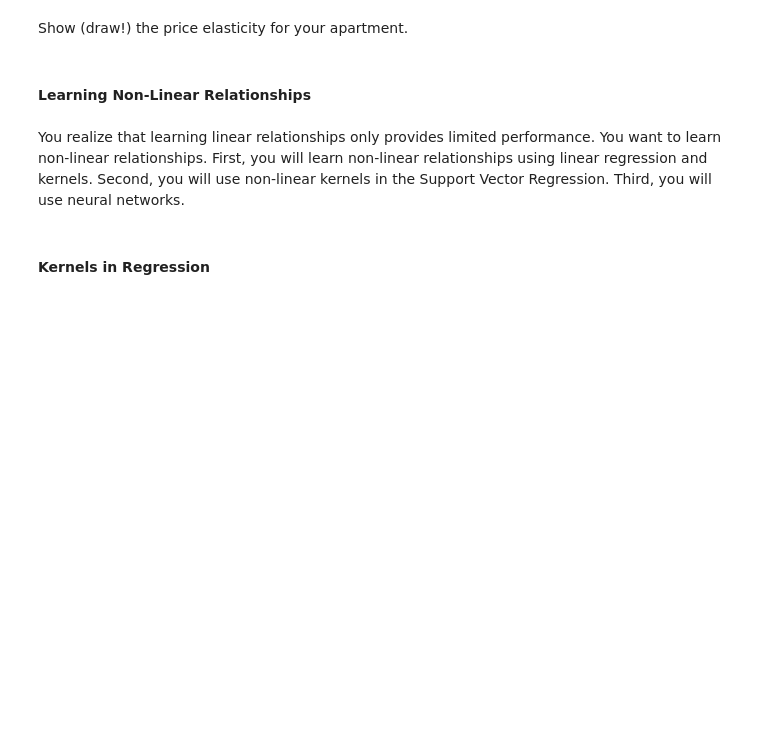
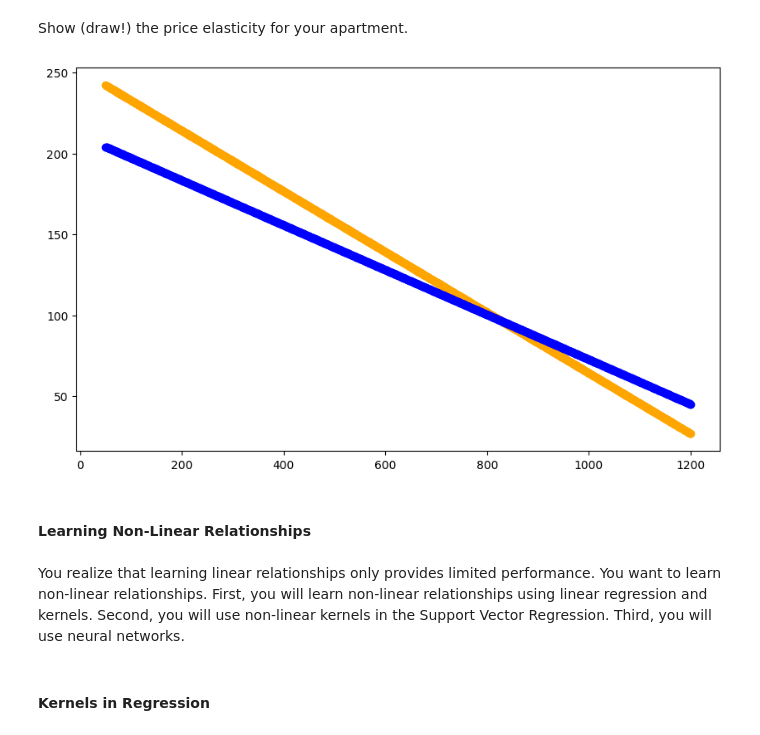
Before and after one commit to victorroferz/Data-Science-RWTH-Course, a Jupyter notebook: assignment_1.ipynb, the cells around one changed output. Saved outputs shown, nothing was run; the diff lists cells and outputs as text; code cells hidden in the pictures; blank space fills up the shorter version.

```diff
--- a/assignment_1.ipynb
+++ b/assignment_1.ipynb
@@ -932,13 +946,13 @@ from sklearn.svm import LinearSVR
 lsvr = LinearSVR()
 
 # train the classifier
-lsvr.fit(X_train_transformed_util, y_train_util)
+lsvr.fit(X_train_util, y_train_util)
 
 #use the classifier to make prediction
-lsvr_preds = lsvr.predict(X_test_transformed_util)
+lsvr_preds = lsvr.predict(X_test_util)
 
 #5-fold cross-validation
-scores = cross_val_score(lsvr, X_train_transformed_util, y_train_util, cv=5)
+scores = cross_val_score(lsvr, X_train_util, y_train_util, cv=5)
 print("%0.2f accuracy with a standard deviation of %0.2f" % (scores.mean(), scores.std()))
 # %% [output]
 0.61 accuracy with a standard deviation of 0.00
@@ -956,7 +970,19 @@ Linear SVR Mean Absolute Error:  32.98575792935332
 # %% [markdown]
 Show (draw!) the price elasticity for your apartment.
 # %%
-# Your answer goes here
+# Predict with linear regression for our prepared databse
+main_lsvr_util_predictions = lsvr.predict(main_df)
+
+# Plot the results
+plt.figure(figsize=(10,6))
+# Denormalize the prices
+# Linear Regression for comparison (orange)
+plt.scatter(x=main_df['price'] * 1150 + 50, y=main_lin_util_predictions, c='orange')
+# Linear SVR (blue)
+plt.scatter(x=main_df['price'] * 1150 + 50, y=main_lsvr_util_predictions, c='blue')
+plt.show()
+# %% [output]
+[figure, added]
 # %% [markdown]
 #### Learning Non-Linear Relationships
 # %% [markdown]
```
Also changed, not shown: parts of 18 cells of this notebook.
